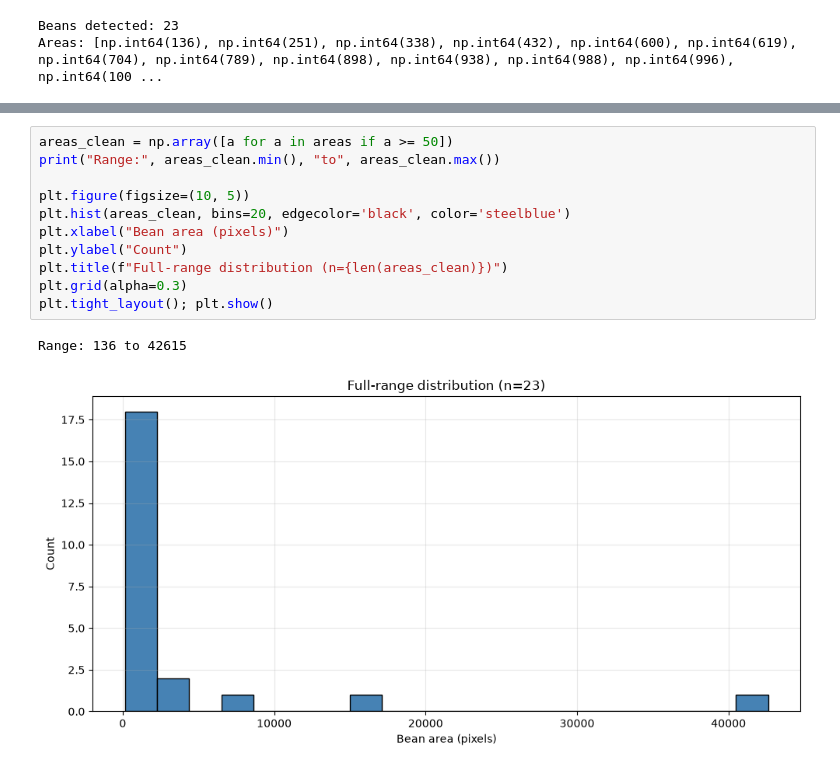
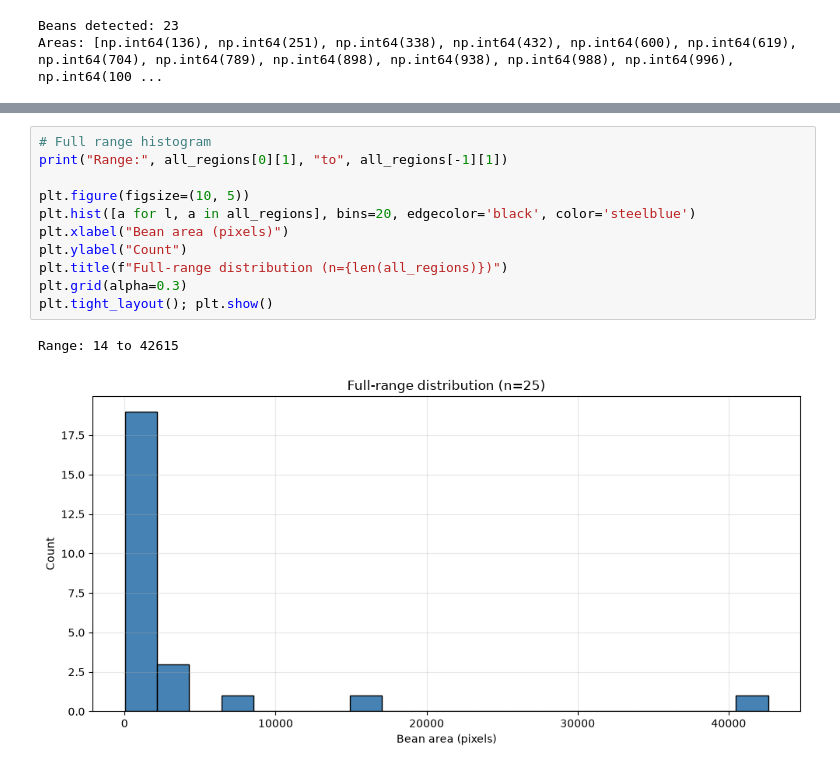
Before and after one commit to bdsh-14/unr-ee681-image-analysis, a Jupyter notebook: HW3/assignment3.ipynb, the cells around one changed output, grey strips where cells are left out. Saved outputs shown, nothing was run; the diff lists cells and outputs as text.

```diff
--- a/HW3/assignment3.ipynb
+++ b/HW3/assignment3.ipynb
@@ -335,14 +335,14 @@ plt.tight_layout()
-# %%
-areas_clean = np.array([a for a in areas if a >= 50])
-print("Range:", areas_clean.min(), "to", areas_clean.max())
-
-plt.figure(figsize=(10, 5))
-plt.hist(areas_clean, bins=20, edgecolor='black', color='steelblue')
-plt.xlabel("Bean area (pixels)")
-plt.ylabel("Count")
-plt.title(f"Full-range distribution (n={len(areas_clean)})")
-plt.grid(alpha=0.3)
-plt.tight_layout(); plt.show()
-# %% [output]
-Range: 136 to 42615
-[figure, removed]
+# %%
+# Full range histogram
+print("Range:", all_regions[0][1], "to", all_regions[-1][1])
+
+plt.figure(figsize=(10, 5))
+plt.hist([a for l, a in all_regions], bins=20, edgecolor='black', color='steelblue')
+plt.xlabel("Bean area (pixels)")
+plt.ylabel("Count")
+plt.title(f"Full-range distribution (n={len(all_regions)})")
+plt.grid(alpha=0.3)
+plt.tight_layout(); plt.show()
+# %% [output]
+Range: 14 to 42615
+[figure, added]
```
Also changed, not shown: parts of 1 cell of this notebook.
